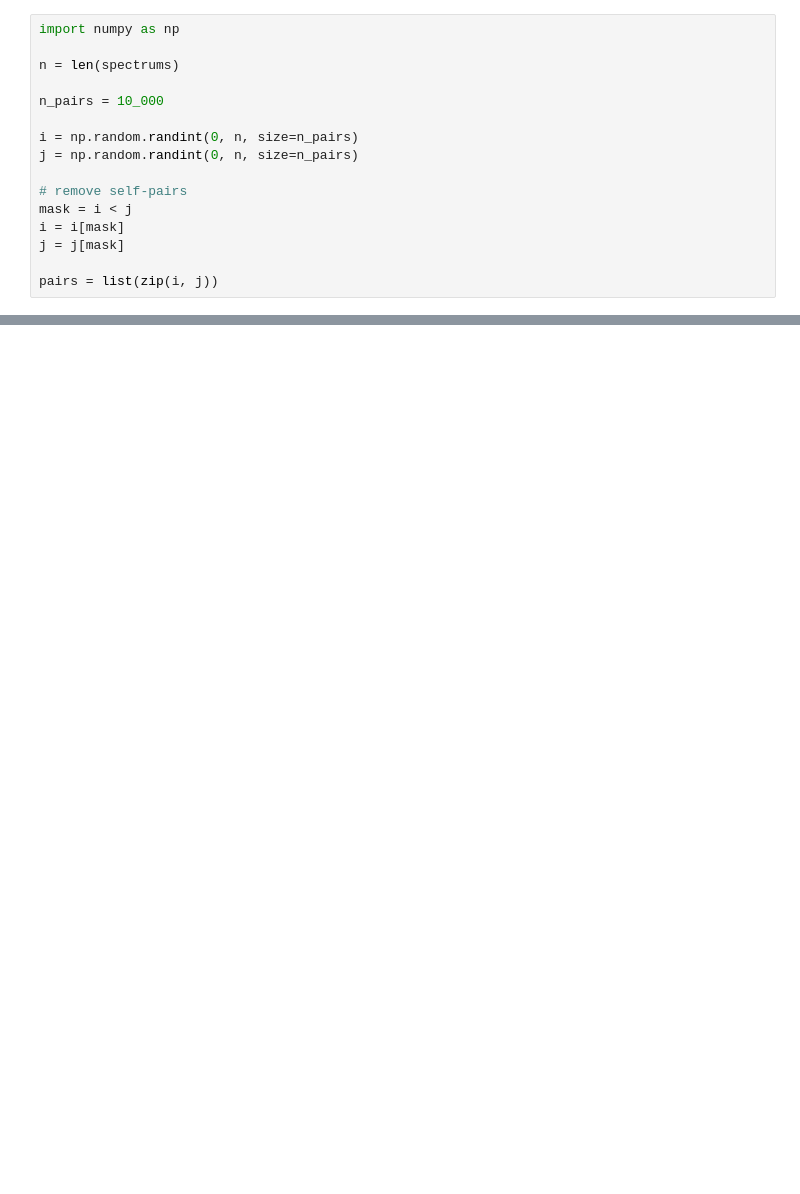
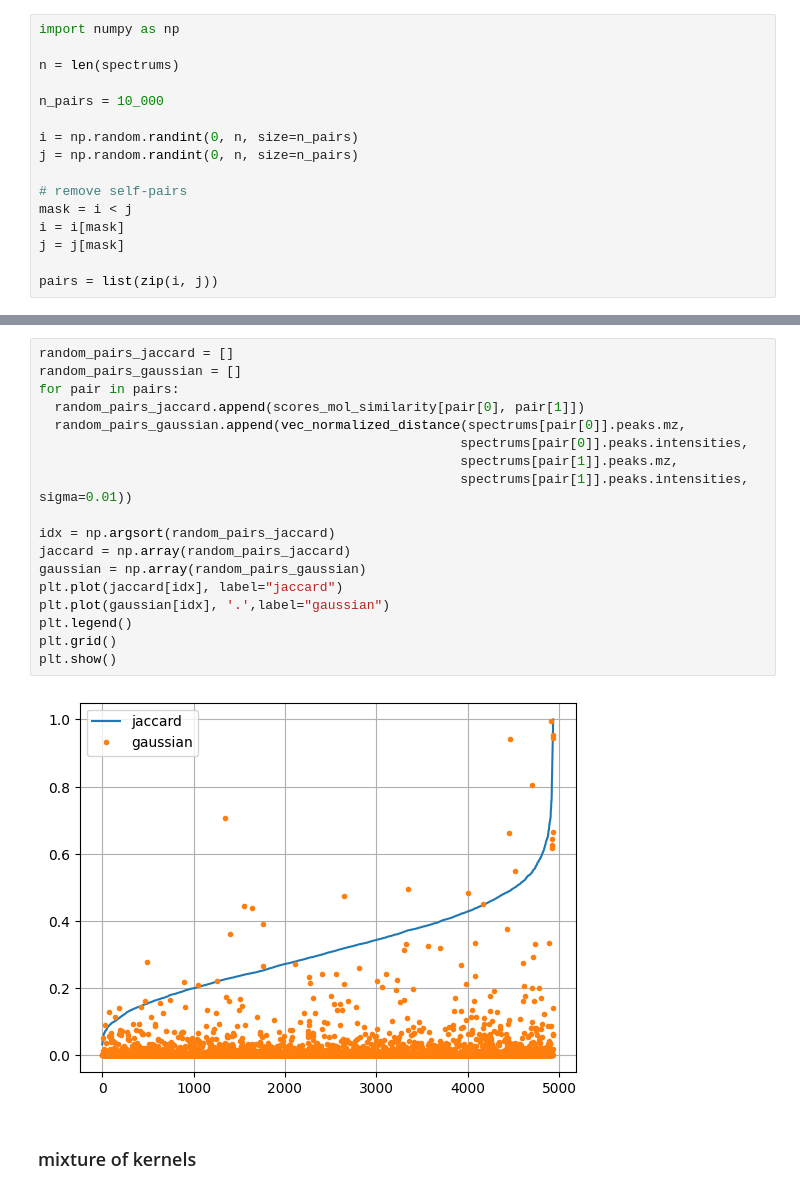
Before and after one commit to ongarileonardo/plant_bioactivities, a Jupyter notebook: src/KernelDistance.ipynb, the cells around one changed output, grey strips where cells are left out. Drawn from its saved outputs; the diff is of its cells as text; blank space fills up the shorter version.

```diff
--- a/src/GaussianKernel.ipynb
+++ b/src/KernelDistance.ipynb
@@ -318,0 +324,22 @@ plt.show()
+# %%
+random_pairs_jaccard = []
+random_pairs_gaussian = []
+for pair in pairs:
+  random_pairs_jaccard.append(scores_mol_similarity[pair[0], pair[1]])
+  random_pairs_gaussian.append(vec_normalized_distance(spectrums[pair[0]].peaks.mz,
+                                                      spectrums[pair[0]].peaks.intensities,
+                                                      spectrums[pair[1]].peaks.mz,
+                                                      spectrums[pair[1]].peaks.intensities, sigma=0.01))
+
+idx = np.argsort(random_pairs_jaccard)
+jaccard = np.array(random_pairs_jaccard)
+gaussian = np.array(random_pairs_gaussian)
+plt.plot(jaccard[idx], label="jaccard")
+plt.plot(gaussian[idx], '.',label="gaussian")
+plt.legend()
+plt.grid()
+plt.show()
+# %% [output]
+[figure, added]
+# %% [markdown]
+### mixture of kernels
```
Also changed, not shown: parts of 19 cells of this notebook, 1 other file.
